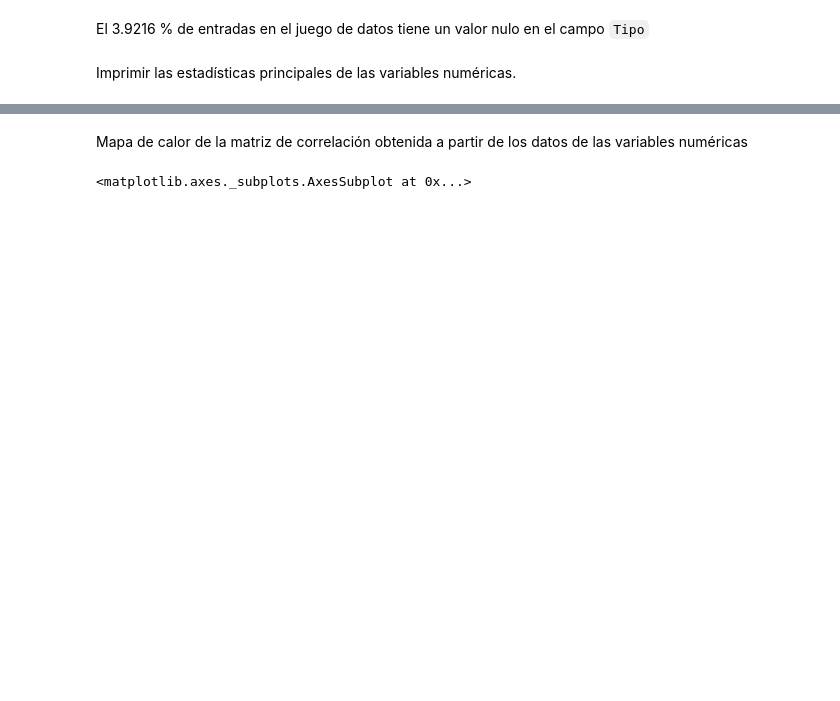
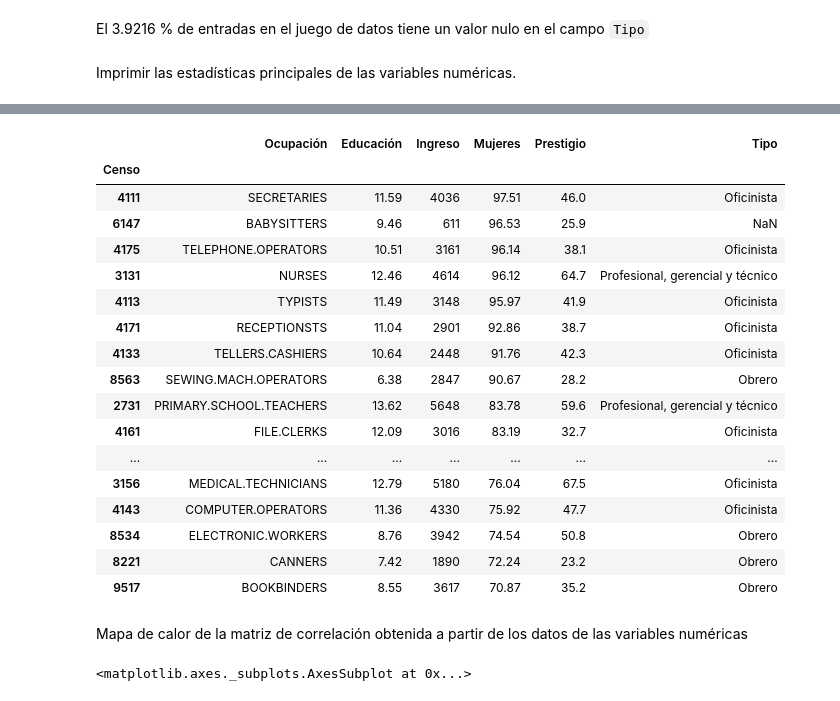
Before and after one commit to cegm/EA2-Entregables, a Jupyter notebook: Controles/Control 1/Control 1.ipynb, the cells around one changed output, grey strips where cells are left out. Drawn from its saved outputs; the diff is of its cells as text; code cells hidden in the pictures; blank space fills up the shorter version.

```diff
--- a/Controles/Control 1/Control 1.ipynb
+++ b/Controles/Control 1/Control 1.ipynb
@@ -96,3 +108,24 @@ display(df.describe())
+# %%
+df[df["Mujeres"]> 70].sort_values("Mujeres", ascending = False)
+# %% [output]
+|  | Ocupación | Educación | Ingreso | Mujeres | Prestigio | Tipo |
+| Censo |  |  |  |  |  |  |
+| 4111 | SECRETARIES | 11.59 | 4036 | 97.51 | 46.0 | Oficinista |
+| 6147 | BABYSITTERS | 9.46 | 611 | 96.53 | 25.9 | NaN |
+| 4175 | TELEPHONE.OPERATORS | 10.51 | 3161 | 96.14 | 38.1 | Oficinista |
+| 3131 | NURSES | 12.46 | 4614 | 96.12 | 64.7 | Profesional, gerencial y técnico |
+| 4113 | TYPISTS | 11.49 | 3148 | 95.97 | 41.9 | Oficinista |
+| 4171 | RECEPTIONSTS | 11.04 | 2901 | 92.86 | 38.7 | Oficinista |
+| 4133 | TELLERS.CASHIERS | 10.64 | 2448 | 91.76 | 42.3 | Oficinista |
+| 8563 | SEWING.MACH.OPERATORS | 6.38 | 2847 | 90.67 | 28.2 | Obrero |
+| 2731 | PRIMARY.SCHOOL.TEACHERS | 13.62 | 5648 | 83.78 | 59.6 | Profesional, gerencial y técnico |
+| 4161 | FILE.CLERKS | 12.09 | 3016 | 83.19 | 32.7 | Oficinista |
+| ... | ... | ... | ... | ... | ... | ... |
+| 3156 | MEDICAL.TECHNICIANS | 12.79 | 5180 | 76.04 | 67.5 | Oficinista |
+| 4143 | COMPUTER.OPERATORS | 11.36 | 4330 | 75.92 | 47.7 | Oficinista |
+| 8534 | ELECTRONIC.WORKERS | 8.76 | 3942 | 74.54 | 50.8 | Obrero |
+| 8221 | CANNERS | 7.42 | 1890 | 72.24 | 23.2 | Obrero |
+| 9517 | BOOKBINDERS | 8.55 | 3617 | 70.87 | 35.2 | Obrero |
 # %% [markdown]
 Mapa de calor de la matriz de correlación obtenida a partir de los datos de las variables numéricas
 # %%
```
Also changed, not shown: parts of 41 cells of this notebook.
